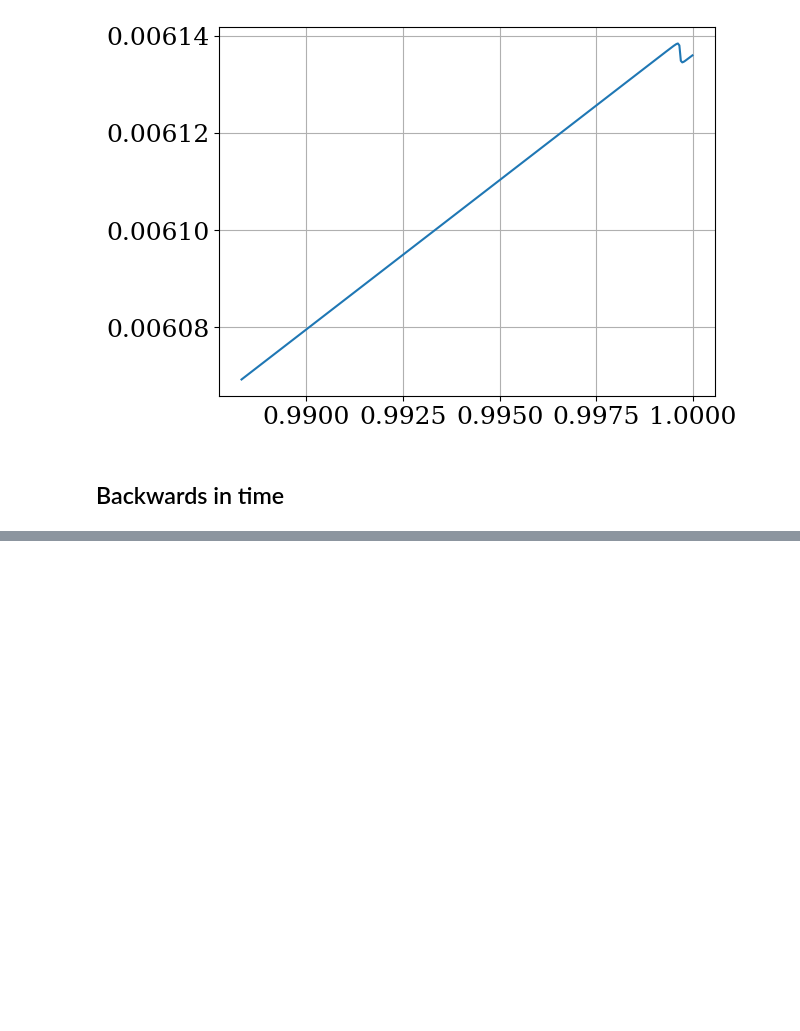
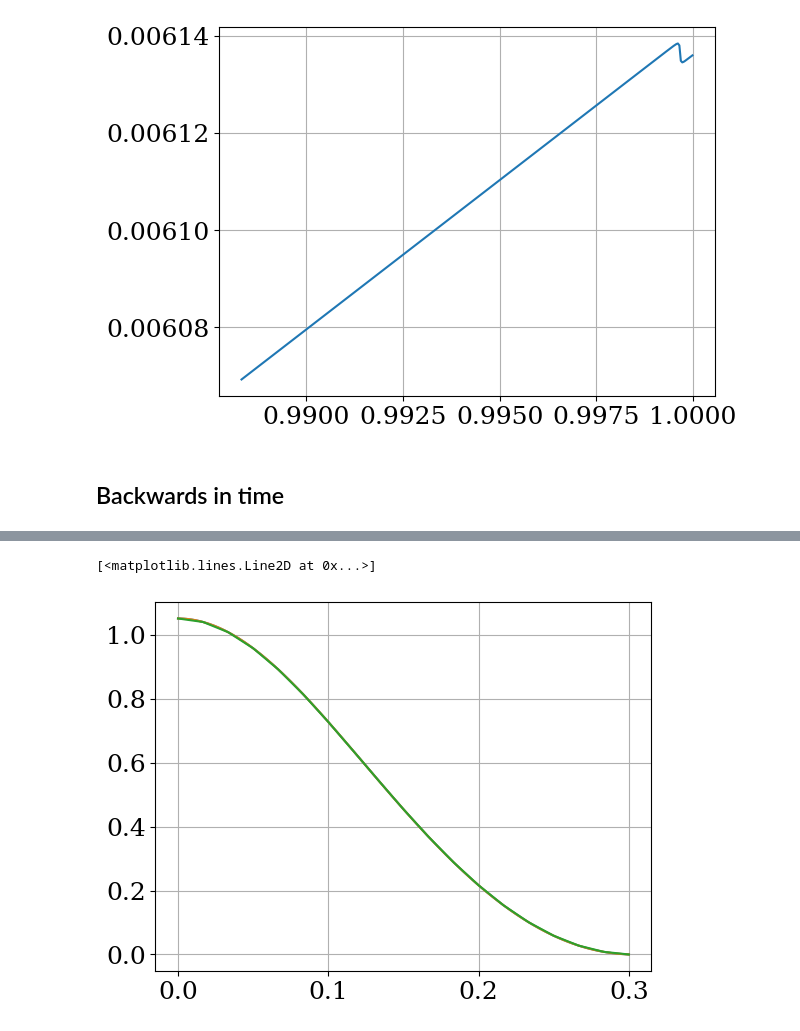
Before and after one commit to Shellf1sh/MolecularSimulation, a Jupyter notebook: problemSet1/Untitled-1.ipynb, the cells around one changed output, grey strips where cells are left out. Drawn from its saved outputs; the diff is of its cells as text; code cells hidden in the pictures; blank space fills up the shorter version.

```diff
--- a/problemSet1/Untitled-1.ipynb
+++ b/problemSet1/Untitled-1.ipynb
@@ -33,6 +33,12 @@ def Hamiltonian(state):
     potential = -G*m_sun*m_earth/(np.sqrt(r1.dot(r1)))-G*m_sun*m_lunar/(np.sqrt(r2.dot(r2)))-G*m_lunar*m_earth/(np.sqrt((r1-r2).dot(r1-r2)))
 
     return momentum + potential
+
+
+def angular_momentum(state):
+    L_earth = state[0]*state[5] - state[1]*state[4]
+    L_lunar = state[2]*state[2] - state[3]*state[6]
+    return L_earth + L_lunar
 # %%
 #x dot
 
@@ -75,21 +81,21 @@ t_steps_fine = np.linspace(0, T, round(T/4**(-5)))
 t_steps_medium = np.linspace(0, T, round(T/4**(-4)))
 t_steps_rough = np.linspace(0, T, round(T/4**(-3)))
 
-result_fine = solve_ivp(x_dot, T_span, initial, t_eval=t_steps_fine)
+result_fine = solve_ivp(x_dot, T_span, initial, t_eval=t_steps_fine, method="RK45")
 
 r1x_coords_fine = result_fine.y[0]
 r1y_coords_fine = result_fine.y[1]
 r2x_coords_fine = result_fine.y[2]
 r2y_coords_fine = result_fine.y[3]
 
-result_medium = solve_ivp(x_dot, T_span, initial, t_eval=t_steps_medium)
+result_medium = solve_ivp(x_dot, T_span, initial, t_eval=t_steps_medium, method="RK45")
 
 r1x_coords_medium = result_medium.y[0]
 r1y_coords_medium = result_medium.y[1]
 r2x_coords_medium = result_medium.y[2]
 r2y_coords_medium = result_medium.y[3]
 
-result_rough = solve_ivp(x_dot, T_span, initial, t_eval=t_steps_rough)
+result_rough = solve_ivp(x_dot, T_span, initial, t_eval=t_steps_rough, method="RK45")
 
 r1x_coords_rough = result_rough.y[0]
 r1y_coords_rough = result_rough.y[1]
@@ -97,7 +103,7 @@ r2x_coords_rough = result_rough.y[2]
 r2y_coords_rough = result_rough.y[3]
 
 
-last_coords_rough, last_coords_medium, last_coords_fine = result_rough.y[:,-1], result_medium.y[:,-1], result_medium.y[:,-1]
+last_coords_rough, last_coords_medium, last_coords_fine = result_rough.y[:,-1], result_medium.y[:,-1], result_fine.y[:,-1]
 # %%
 fig, ax = plt.subplots(1,3, figsize = (14,5))
 
@@ -249,0 +309,7 @@ backwards_result_fine = solve_ivp(x_dot, T_span, last_coords_fine, t_eval=t_step
+# %%
+plt.plot(result_fine.t, angular_momentum(result_fine.y))
+plt.plot(result_medium.t, angular_momentum(result_medium.y))
+plt.plot(result_rough.t, angular_momentum(result_rough.y))
+# %% [output]
+[<matplotlib.lines.Line2D at 0x...>]
+[figure, added]
```
Also changed, not shown: parts of 4 cells of this notebook, 1 other file.
